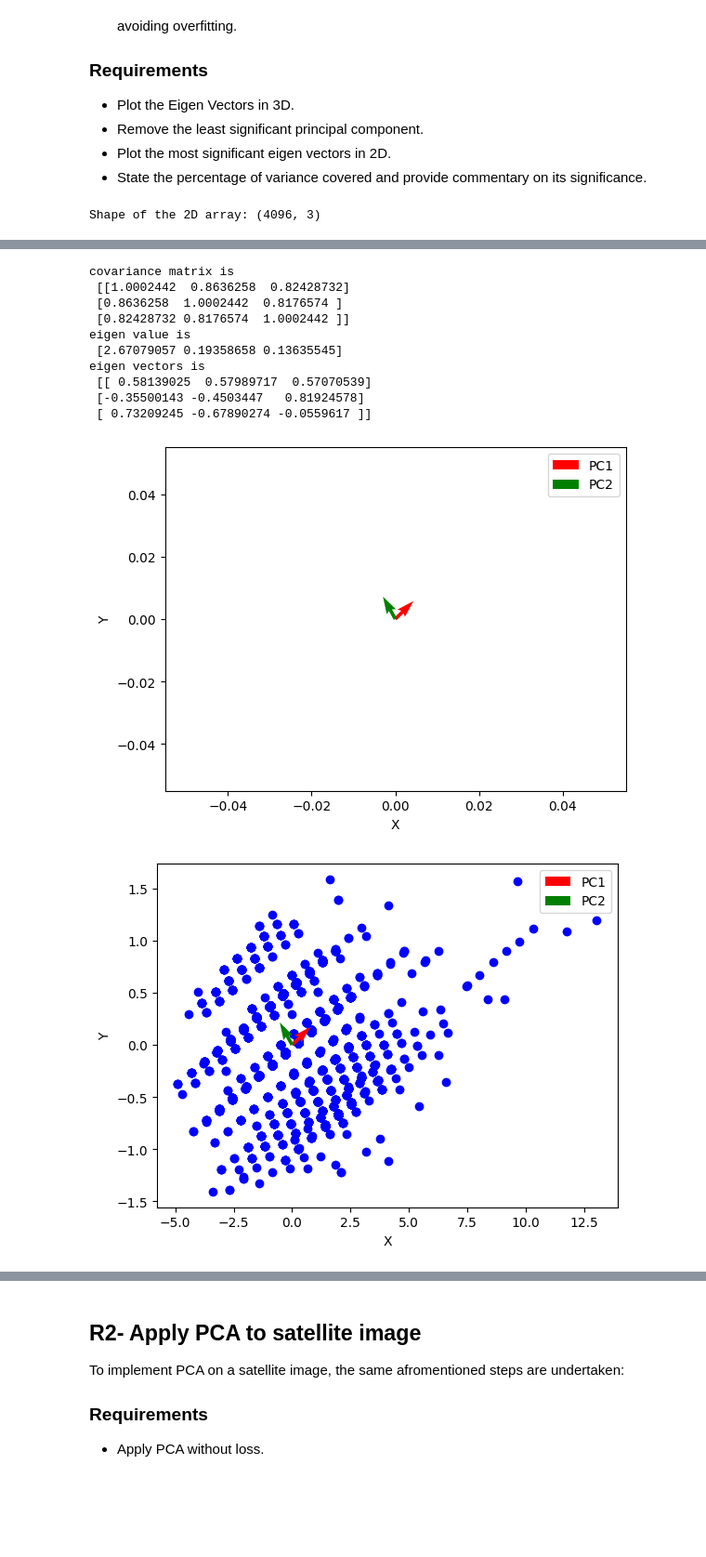
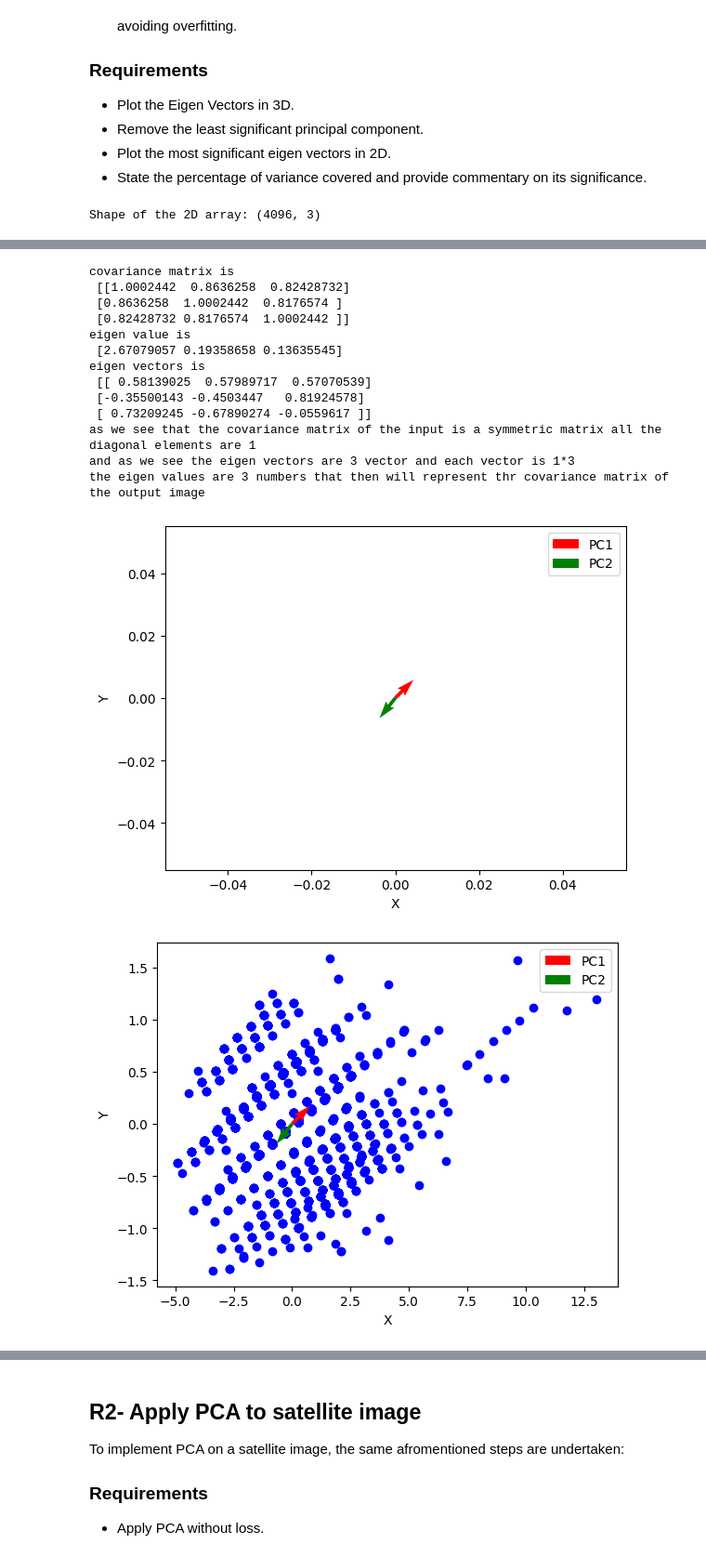
Before and after one commit to norhanreda/satellite-imagery-labs, a Jupyter notebook: Lab2 - Image Transform/9203639_9203673.ipynb, the cells around one changed output, grey strips where cells are left out. Shown: that part at 93% size. Drawn from its saved outputs; the diff is of its cells as text; code cells hidden in the pictures; blank space fills up the shorter version.

```diff
--- a/Lab2 - Image Transform/9203639_9203673.ipynb
+++ b/Lab2 - Image Transform/9203639_9203673.ipynb
@@ -148,6 +148,9 @@ eigen_vectors = pca.components_
 print("covariance matrix is\n",covariance_matrix)
 print("eigen value is\n",eigen_values)
 print("eigen vectors is\n",eigen_vectors)
+print("as we see that the covariance matrix of the input is a symmetric matrix all the diagonal elements are 1 ")
+print("and as we see the eigen vectors are 3 vector and each vector is 1*3 ")
+print("the eigen values are 3 numbers that then will represent thr covariance matrix of the output image")
 
 
 # TODO: Plot the most significant eigen vectors in 2D.
@@ -160,7 +163,7 @@ colors = ['r', 'g']  # Colors for the eigen vectors
 labels = ['PC1', 'PC2']  # Labels for the eigen vectors
                                  #1*3
 for vector, color, label in zip(pca.components_[:2], colors, labels):
-    ax.quiver(origin[0], origin[1], vector[1], vector[2], color=color, label=label)
+    ax.quiver(origin[0], origin[1], vector[0], vector[1], color=color, label=label)
 
 # Set limits and labels
 # ax.set_xlim([-0.5, 0.5])
@@ -183,7 +186,7 @@ colors = ['r', 'g']  # Colors for the eigen vectors
 labels = ['PC1', 'PC2']  # Labels for the eigen vectors
 plt.scatter(image_pca[:,0], image_pca[:,1], c='blue')                                #1*3
 for vector, color, label in zip(pca.components_[:2], colors, labels):
-    ax.quiver(origin[0], origin[1], vector[1], vector[2], color=color, label=label)
+    ax.quiver(origin[0], origin[1], vector[0], vector[1], color=color, label=label)
 
 # Set limits and labels
 # ax.set_xlim([-0.5, 0.5])
@@ -201,35 +204,38 @@ plt.show()
 # plt.scatter(image_pca[:,0], image_pca[:,1], c='blue')
 # plt.title('2D points of the highest PC')
 # plt.show()
 
 
 
 # TODO: State the percentage of variance covered and provide commentary on its significance.
 plt.plot(np.cumsum(pca.explained_variance_ratio_))
 plt.xlabel('Number of Principal Components')
 plt.ylabel('accumulative eigen values ratio')
 plt.title('Screen Plot of Eigen values percentage')
 plt.show()
 print("explained variance ratio\n")
 print(pca.explained_variance_ratio_)
 print("\n from this ratios we can see that the first component has the highest ratio so we can neglect the other two components\n")
 print("the percentage of variance covered:",np.cumsum(pca.explained_variance_ratio_[:2])[1]*100,'%' )
 # %% [output]
 Shape of the 2D array: (4096, 3)
 [figure]
 [figure]
 covariance matrix is
  [[1.0002442  0.8636258  0.82428732]
  [0.8636258  1.0002442  0.8176574 ]
  [0.82428732 0.8176574  1.0002442 ]]
 eigen value is
  [2.67079057 0.19358658 0.13635545]
 eigen vectors is
  [[ 0.58139025  0.57989717  0.57070539]
  [-0.35500143 -0.4503447   0.81924578]
  [ 0.73209245 -0.67890274 -0.0559617 ]]
+as we see that the covariance matrix of the input is a symmetric matrix all the diagonal elements are 1
+and as we see the eigen vectors are 3 vector and each vector is 1*3
+the eigen values are 3 numbers that then will represent thr covariance matrix of the output image
-[figure, old version]
+[figure, new version]
-[figure, old version]
+[figure, new version]
 [figure]
 explained variance ratio
 
```
Also changed, not shown: parts of 1 cell of this notebook.
